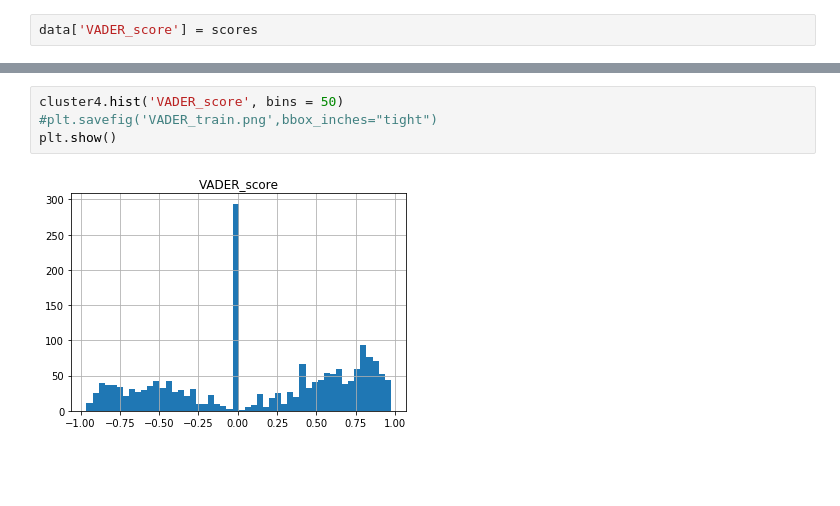
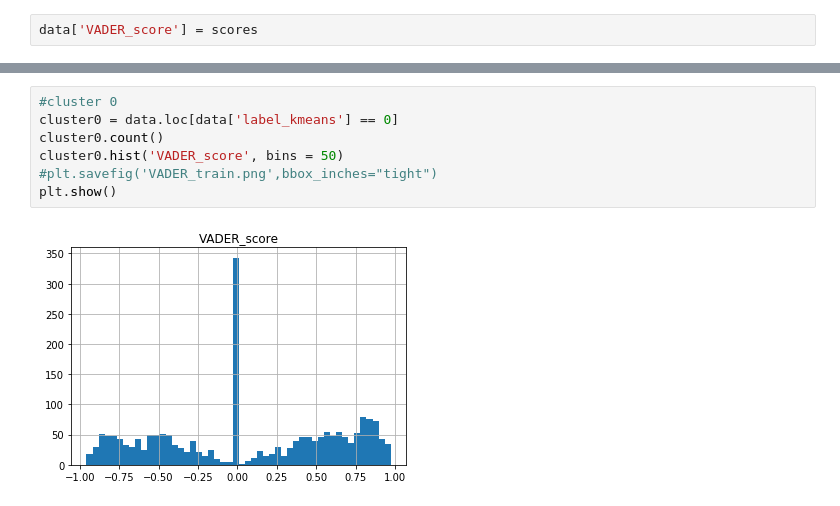
Before and after one commit to federikovi/WI4231-MathematicalDataScience, a Jupyter notebook: Sentiment_Trump-K-Means.ipynb, the cells around one changed output, grey strips where cells are left out. Cells and saved outputs as stored; diff of their text form; blank space fills up the shorter version.

```diff
--- a/Sentiment_Trump-K-Means.ipynb
+++ b/Sentiment_Trump-K-Means.ipynb
@@ -114,6 +96,9 @@ dtype: int64
 # %%
-cluster4.hist('VADER_score', bins = 50)
+#cluster 0
+cluster0 = data.loc[data['label_kmeans'] == 0]
+cluster0.count()
+cluster0.hist('VADER_score', bins = 50)
 #plt.savefig('VADER_train.png',bbox_inches="tight")
 plt.show()
 # %% [output]
-[figure, old version]
+[figure, new version]
```
Also changed, not shown: parts of 16 cells of this notebook.
